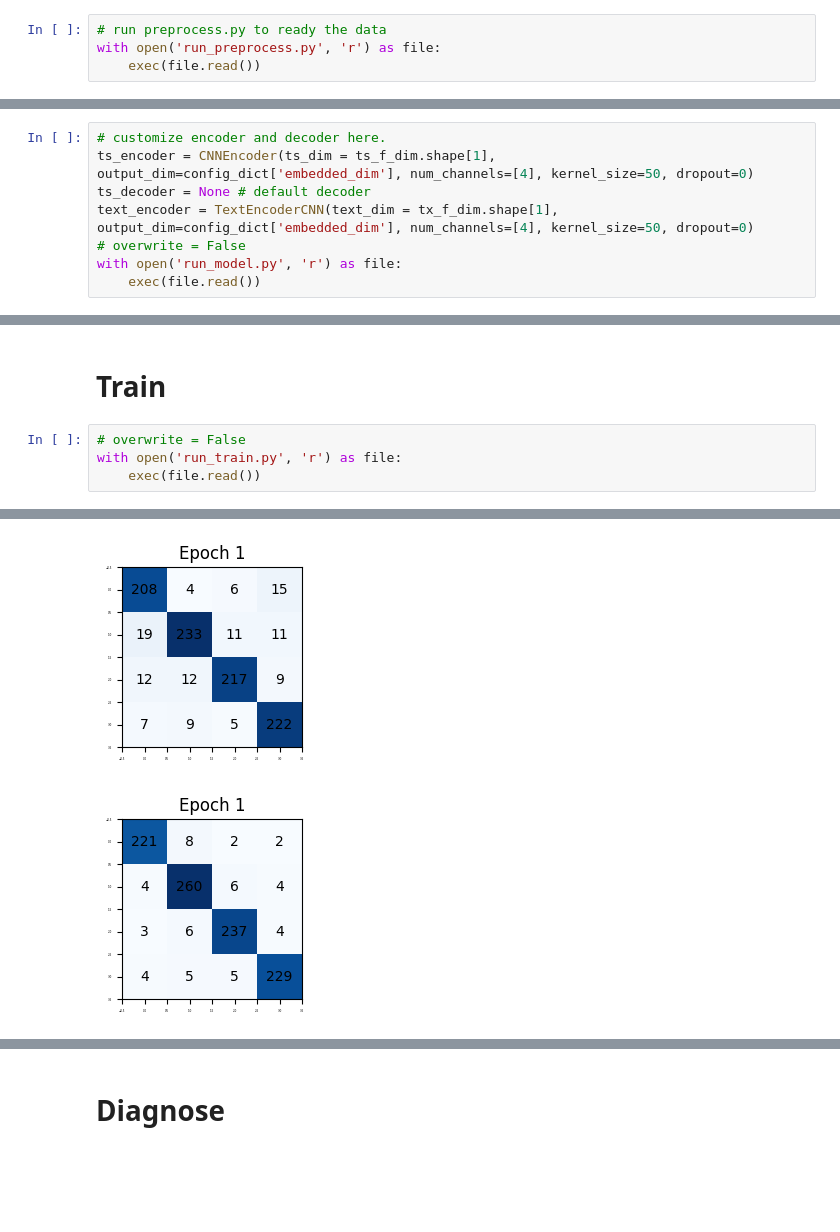
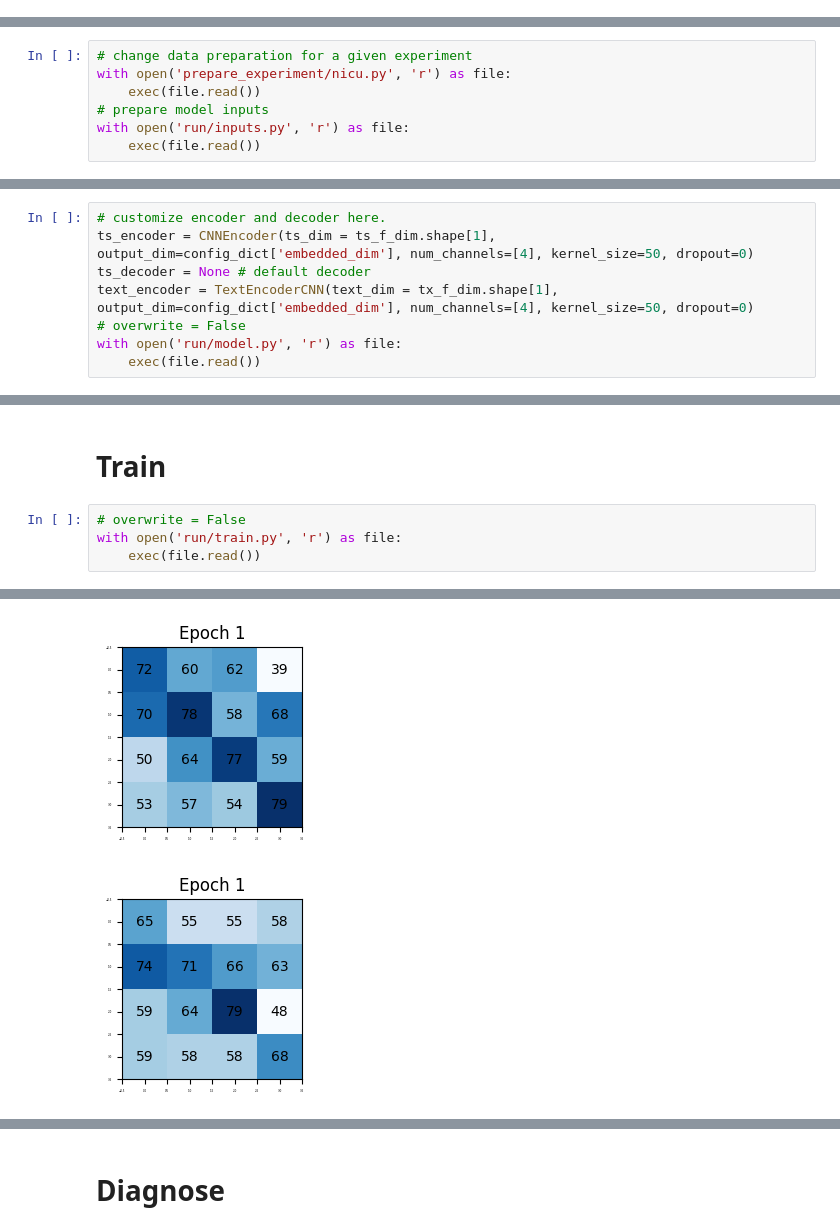
Before and after one commit to JiaxingQiu/llm_nicu_vitalsigns, a Jupyter notebook: script/VITAL/main.ipynb, the cells around one changed output, grey strips where cells are left out. Drawn from its saved outputs; the diff is of its cells as text; blank space fills up the shorter version.

```diff
--- a/script/VITAL/main.ipynb
+++ b/script/VITAL/main.ipynb
@@ -75,7 +74,3 @@ update_config(
 config_dict = get_config_dict()
 # %% [markdown]
 # Data
-# %%
-# run preprocess.py to ready the data
-with open('run_preprocess.py', 'r') as file:
-    exec(file.read())
@@ -132,0 +77,7 @@ Name: count, dtype: int64
+# %%
+# change data preparation for a given experiment
+with open('prepare_experiment/nicu.py', 'r') as file:
+    exec(file.read())
+# prepare model inputs
+with open('run/inputs.py', 'r') as file:
+    exec(file.read())
@@ -138,7 +152,7 @@ ts_encoder = CNNEncoder(ts_dim = ts_f_dim.shape[1], output_dim=config_dict['embe
 ts_decoder = None # default decoder
 text_encoder = TextEncoderCNN(text_dim = tx_f_dim.shape[1], output_dim=config_dict['embedded_dim'], num_channels=[4], kernel_size=50, dropout=0)
 # overwrite = False
-with open('run_model.py', 'r') as file:
+with open('run/model.py', 'r') as file:
     exec(file.read())
 # %% [output]
 =================================================================
@@ -162,7 +176,7 @@ Non-trainable params: 0
 # Train
 # %%
 # overwrite = False
-with open('run_train.py', 'r') as file:
+with open('run/train.py', 'r') as file:
     exec(file.read())
 # %% [output]
 Epoch [1/500]
@@ -189,2 +203,2 @@ AUPRC     |   0.955   |   0.979
-[figure, old version]
+[figure, new version]
-[figure, old version]
+[figure, new version]
```
Also changed, not shown: parts of 5 cells of this notebook, 14 other files.
